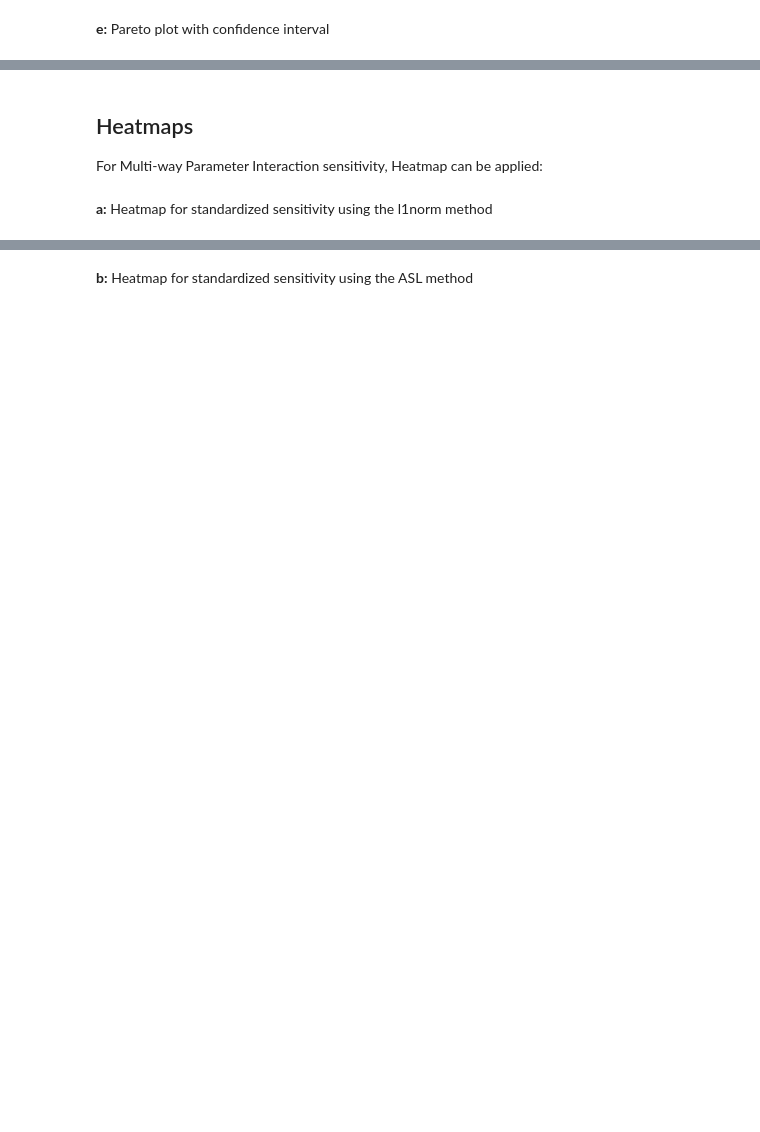
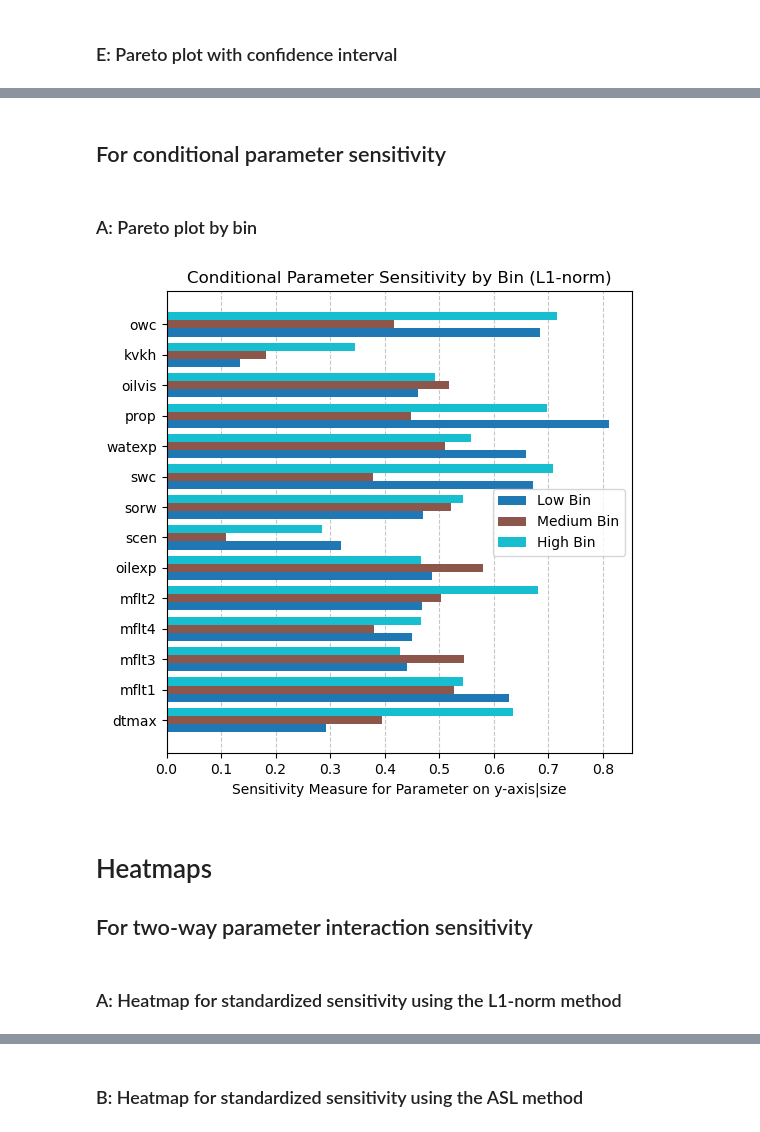
Before and after one commit to Stanford-Mineral-X/DGSA, a Jupyter notebook: notebooks/DGSA_visualization_Park2016.ipynb, the cells around one changed output, grey strips where cells are left out. Cells and saved outputs as stored; diff of their text form; code cells hidden in the pictures; blank space fills up the shorter version.

Commit message:
added pareto plot for conditional sensitivity

```diff
--- a/notebooks/DGSA_visualization_Park2016.ipynb
+++ b/notebooks/DGSA_visualization_Park2016.ipynb
@@ -81,5 +82,5 @@ single_pareto_by_cluster(
 # %% [markdown]
-**e:** Pareto plot with confidence interval
+### E: Pareto plot with confidence interval
 # %%
 from visualization.single_pareto import single_pareto_ci
 
@@ -95,11 +96,32 @@ single_pareto_ci(
 )
 # %% [output]
 [figure]
+# %% [markdown]
+## For conditional parameter sensitivity
+# %% [markdown]
+### A: Pareto plot by bin
+# %%
+from visualization.conditional_pareto import conditional_pareto_by_bin
+
+conditional_pareto_by_bin(
+    single_sensitivity_results =  DGSA_results['single_l1norm'], # results for single parameter sensitivity
+    conditional_sensitivity_results = DGSA_results['conditional_l1norm'], # results for conditional parameter sensitivity
+    # single_sensitivity_results =  DGSA_results['single_ASL'], # results for single parameter sensitivity
+    # conditional_sensitivity_results = DGSA_results['conditional_ASL'], # results for conditional parameter sensitivity
+    conditioning_parameter_name = 'size', # name of conditioning parameter (e.g. y in x|y)
+    parameter_names = DGSA_results['parameter_names'], # model parameter names
+    title = "Conditional Parameter Sensitivity by Bin (L1-norm)", # plot title
+    fig_size = (6, 6), # figure size
+    font_size = 10, # font size
+    font = 'DejaVu Sans' # font family
+)
+# %% [output]
+[figure, added]
 # %% [markdown]
-## Heatmaps
-For Multi-way Parameter Interaction sensitivity, Heatmap can be applied:
+# Heatmaps
+## For two-way parameter interaction sensitivity
 # %% [markdown]
-**a:** Heatmap for standardized sensitivity using the l1norm method
+### A: Heatmap for standardized sensitivity using the L1-norm method
 # %%
 from visualization.conditional_heatmap import conditional_heatmap_standardized
 
@@ -116,7 +138,7 @@ conditional_heatmap_standardized(
 # %% [output]
 [figure]
 # %% [markdown]
-**b:** Heatmap for standardized sensitivity using the ASL method
+### B: Heatmap for standardized sensitivity using the ASL method
 # %%
 from visualization.conditional_heatmap import conditional_heatmap_standardized
 
```
Also changed, not shown: parts of 17 cells of this notebook, 4 other files.
